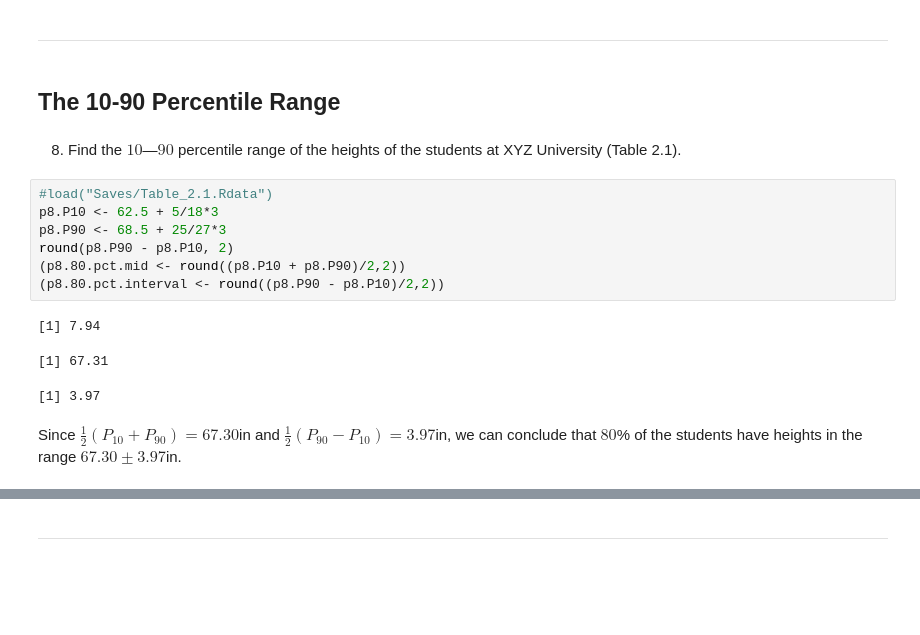
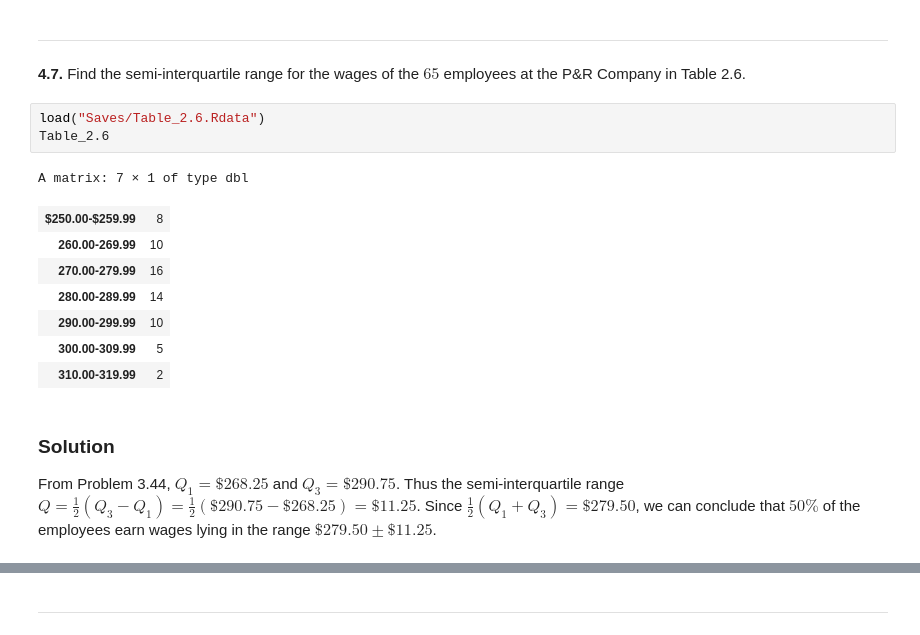
Before and after one commit to jbennett7/Statistics, a Jupyter notebook: Chapter 4 Solved Problems.ipynb, the cells around one changed output, grey strips where cells are left out. Cells and saved outputs as stored; diff of their text form; blank space fills up the shorter version.

```diff
--- a/Chapter 4 Solved Problems.ipynb
+++ b/Chapter 4 Solved Problems.ipynb
@@ -178,19 +327,19 @@ p7.Q3 <- round(289.995 + .75/10*10,2)
 # %% [markdown]
 ---
-# %% [markdown]
-## The 10-90 Percentile Range
-# %% [markdown]
-8. Find the $10$&mdash;$90$ percentile range of the heights of the students at XYZ University (Table 2.1).
-# %%
-#load("Saves/Table_2.1.Rdata")
-p8.P10 <- 62.5 + 5/18*3
-p8.P90 <- 68.5 + 25/27*3
-round(p8.P90 - p8.P10, 2)
-(p8.80.pct.mid <- round((p8.P10 + p8.P90)/2,2))
-(p8.80.pct.interval <- round((p8.P90 - p8.P10)/2,2))
-# %% [output]
-[1] 7.94
-[1] 67.31
-[1] 3.97
-# %% [markdown]
-Since $\frac{1}{2}(P_{10}+P_{90}) = 67.30$in and $\frac{1}{2}(P_{90}-P_{10}) = 3.97$in, we can conclude that $80$% of the students have heights in the range $67.30\pm3.97$in.
+# %% [markdown]
+__4.7.__ Find the semi-interquartile range for the wages of the $65$ employees at the P&R Company in Table 2.6.
+# %%
+load("Saves/Table_2.6.Rdata")
+Table_2.6
+# %% [output]
+A matrix: 7 × 1 of type dbl
+| $250.00-$259.99 | 8 |
+| 260.00-269.99 | 10 |
+| 270.00-279.99 | 16 |
+| 280.00-289.99 | 14 |
+| 290.00-299.99 | 10 |
+| 300.00-309.99 | 5 |
+| 310.00-319.99 | 2 |
+# %% [markdown]
+### Solution
+From Problem 3.44, $Q_1=\$268.25$ and $Q_3=\$290.75$. Thus the semi-interquartile range $Q=\frac{1}{2}(Q_3-Q_1)=\frac{1}{2}(\$290.75-\$268.25)=\$11.25$. Since $\frac{1}{2}(Q_1+Q_3)=\$279.50$, we can conclude that $50\%$ of the employees earn wages lying in the range $\$279.50\pm\$11.25$.
```
Also changed, not shown: parts of 64 cells of this notebook, 2 other files.
